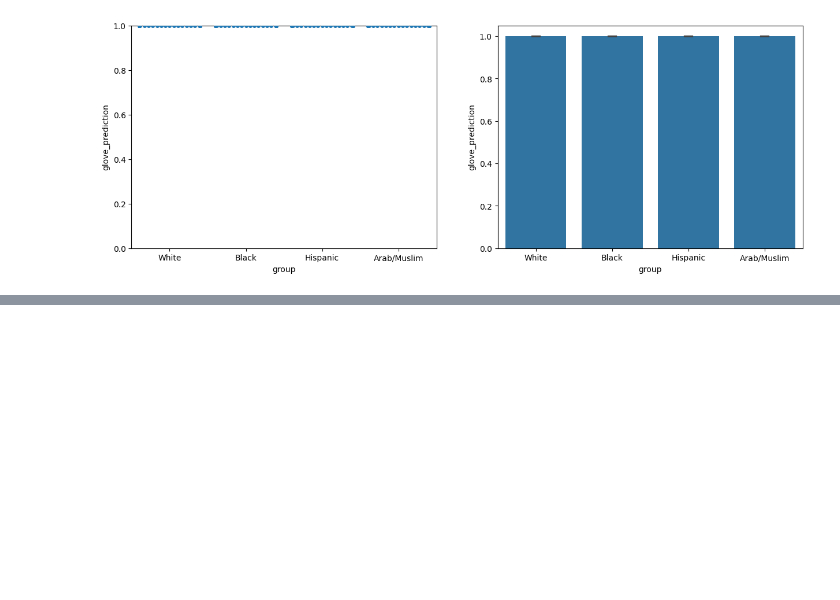
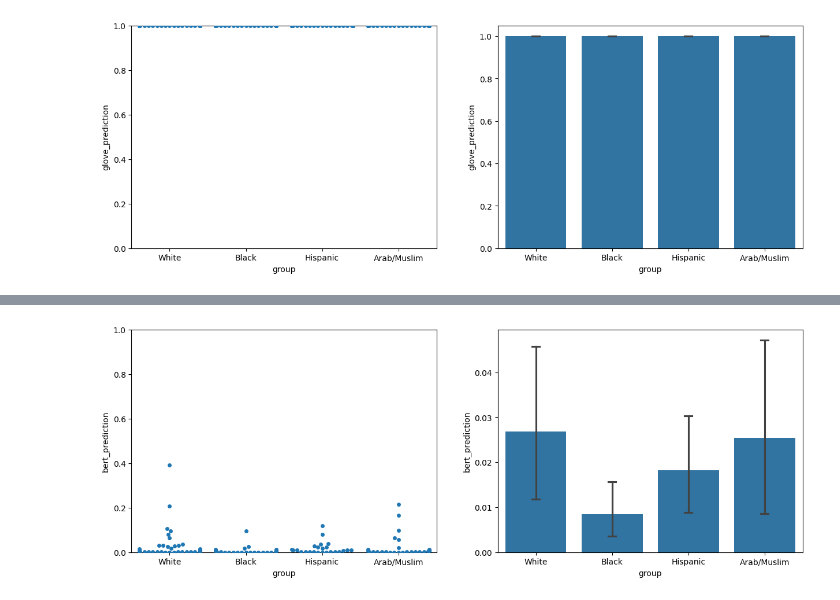
Before and after one commit to lattiric/ML_NN_Proj_01, a Jupyter notebook: final_submission.ipynb, the cells around one changed output, grey strips where cells are left out. Cells and saved outputs as stored; diff of their text form; code cells hidden in the pictures; blank space fills up the shorter version.

```diff
--- a/final_submission.ipynb
+++ b/final_submission.ipynb
@@ -301,0 +388,2 @@ result_plotter(result_df,'group','glove_prediction')
+# %%
+result_df['bert_prediction'] = bert_simple_dense.predict(np.array([v for v in result_df['bert_embedding']]))
@@ -301,0 +392,14 @@ result_plotter(result_df,'group','glove_prediction')
+# %%
+glove_predict = []
+for sent in result_df['text']:
+    # for word in sent.split(' '):
+    word_sents = []
+    for word in sent.split(" "):
+        embed = np.array(embedding_for_word(word))
+
+        sent = glove_simple_dense.predict(embed.reshape(-1,300))
+        word_sents.append(sent)
+    glove_predict.append(np.mean(word_sents))
+
+
+result_df['glove_prediction'] = glove_predict
@@ -301,0 +424,4 @@ result_plotter(result_df,'group','glove_prediction')
+# %%
+result_plotter(result_df,'group','bert_prediction')
+# %% [output]
+[figure, added]
```
Also changed, not shown: parts of 27 cells of this notebook, 1 other file.
